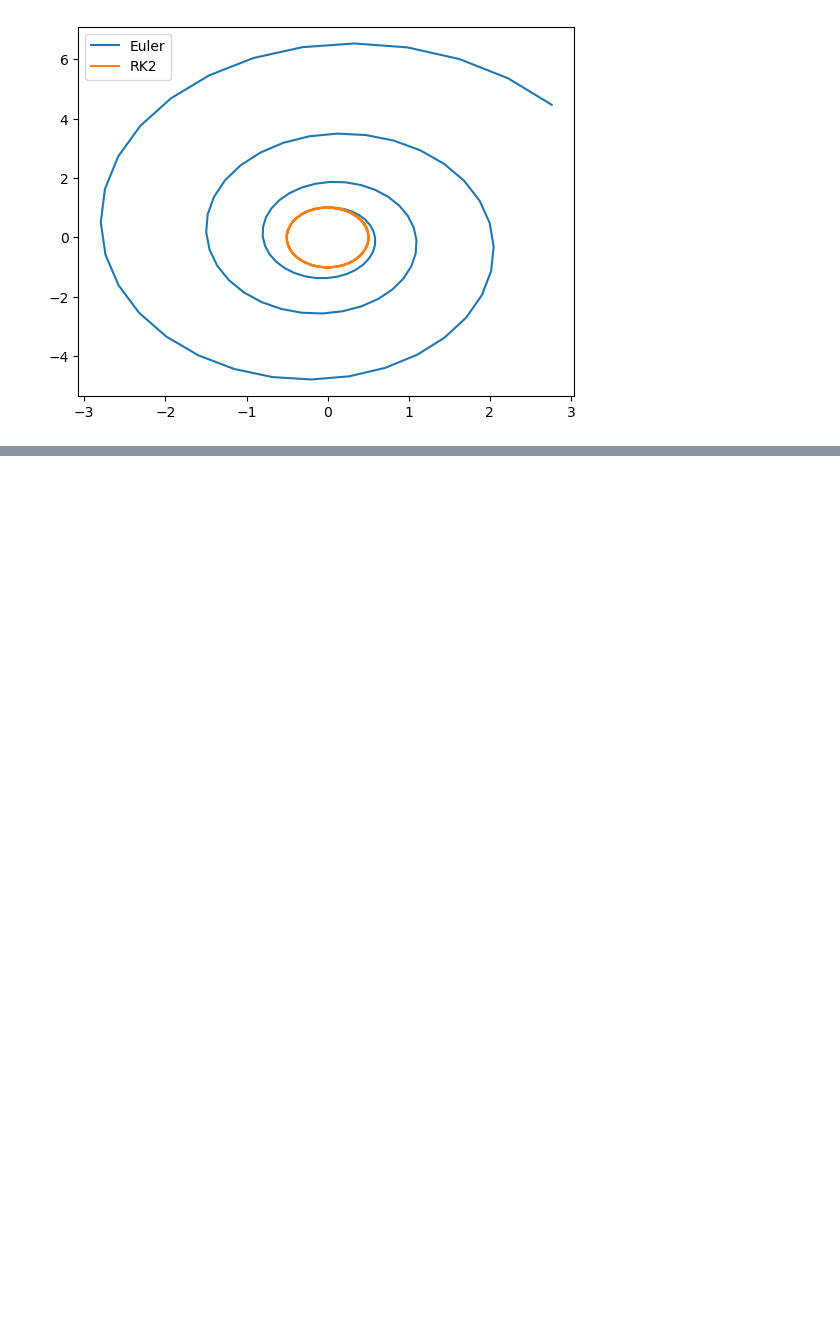
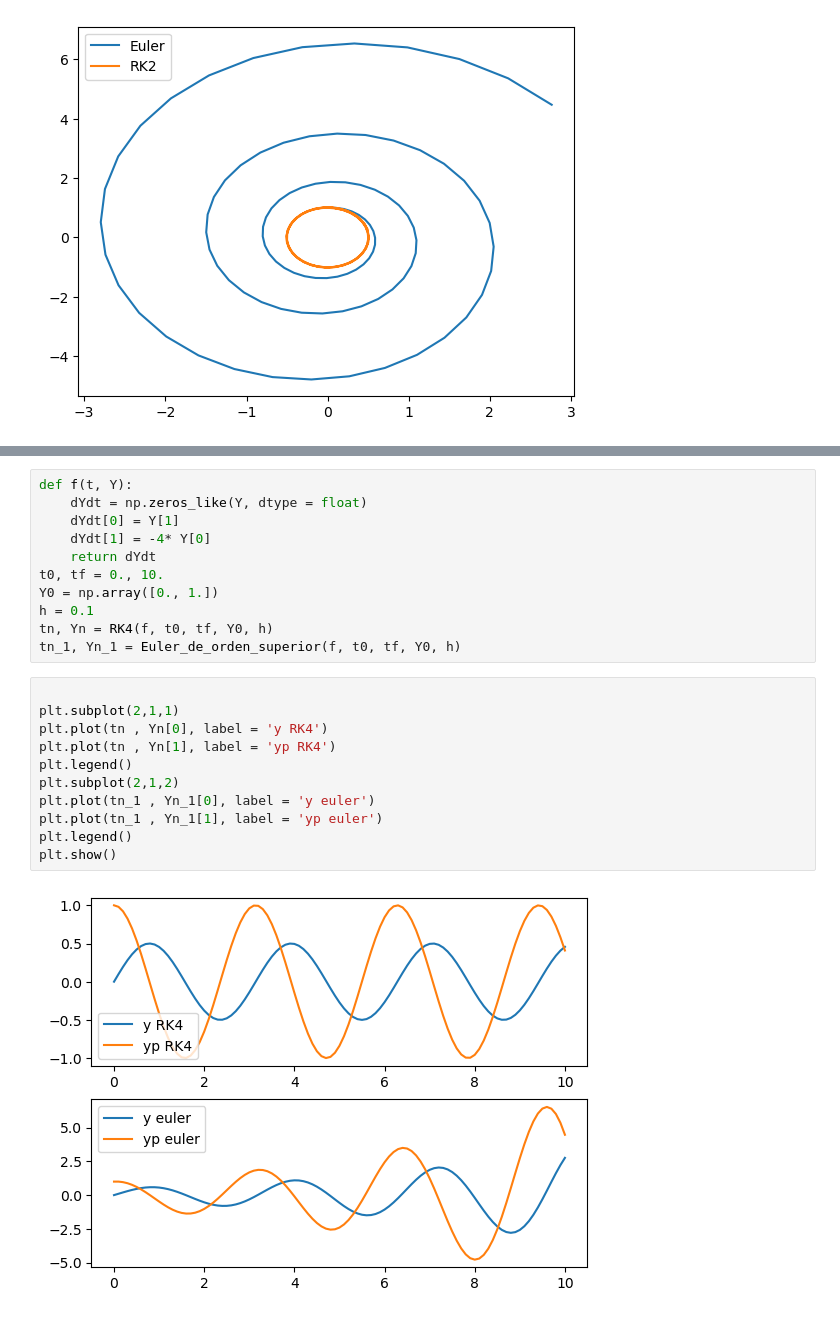
Before and after one commit to martin-calvo/MetodosComputacionales1012, a Jupyter notebook: Students/Cañas_5087/clases/Ecuaciones_diferenciales_ordinarias.ipynb, the cells around one changed output, grey strips where cells are left out. Saved outputs shown, nothing was run; the diff lists cells and outputs as text; blank space fills up the shorter version.

```diff
--- a/Students/Cañas_5087/clases/Ecuaciones_diferenciales_ordinarias.ipynb
+++ b/Students/Cañas_5087/clases/Ecuaciones_diferenciales_ordinarias.ipynb
@@ -239,0 +289,24 @@ plt.show()
+# %%
+def f(t, Y):
+    dYdt = np.zeros_like(Y, dtype = float)
+    dYdt[0] = Y[1]
+    dYdt[1] = -4* Y[0]
+    return dYdt
+t0, tf = 0., 10.
+Y0 = np.array([0., 1.])
+h = 0.1
+tn, Yn = RK4(f, t0, tf, Y0, h)
+tn_1, Yn_1 = Euler_de_orden_superior(f, t0, tf, Y0, h)
+# %%
+
+plt.subplot(2,1,1)
+plt.plot(tn , Yn[0], label = 'y RK4')
+plt.plot(tn , Yn[1], label = 'yp RK4')
+plt.legend()
+plt.subplot(2,1,2)
+plt.plot(tn_1 , Yn_1[0], label = 'y euler')
+plt.plot(tn_1 , Yn_1[1], label = 'yp euler')
+plt.legend()
+plt.show()
+# %% [output]
+[figure, added]
```
Also changed, not shown: parts of 12 cells of this notebook.
